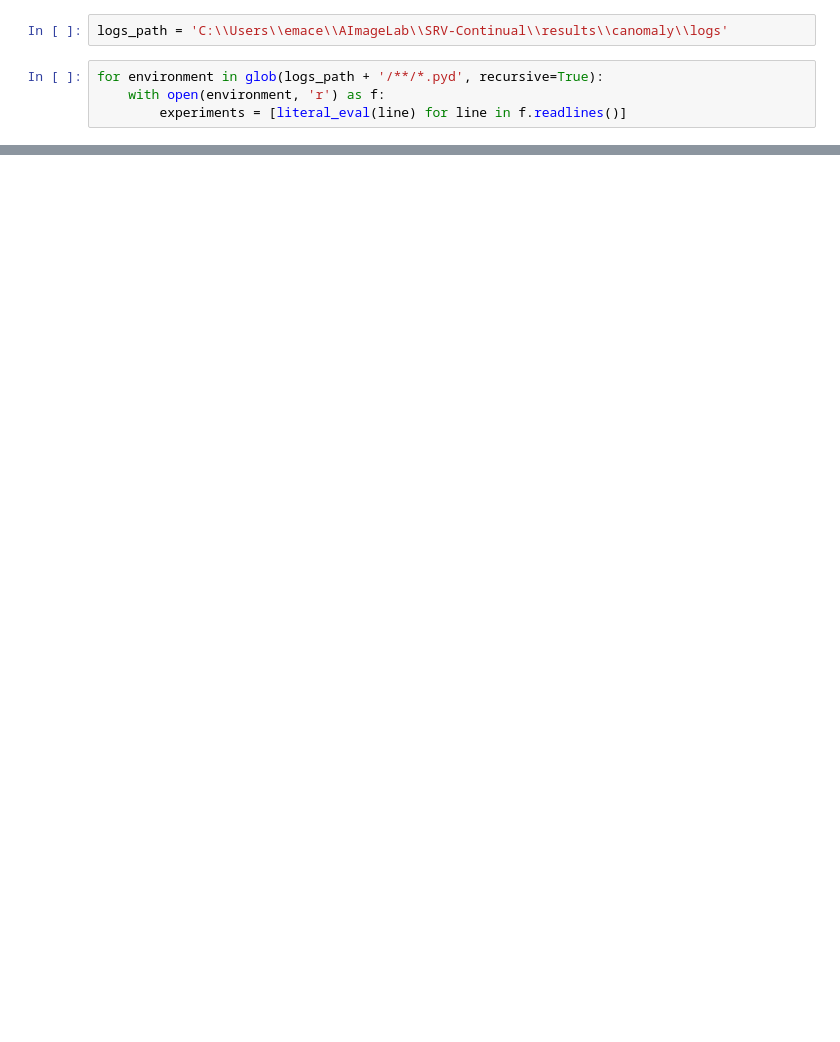
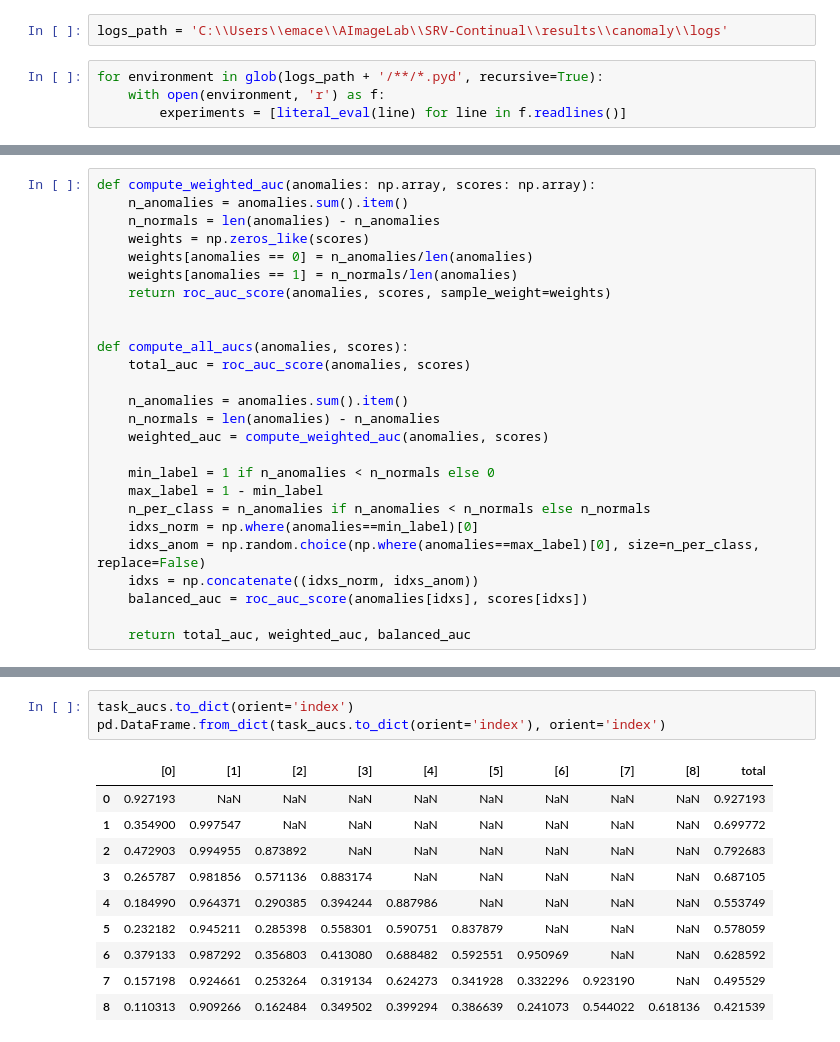
Before and after one commit to ema-frasca/canomaly, a Jupyter notebook: notebooks/parse_logs.ipynb, the cells around one changed output, grey strips where cells are left out. Saved outputs shown, nothing was run; the diff lists cells and outputs as text; blank space fills up the shorter version.

```diff
--- a/notebooks/parse_logs.ipynb
+++ b/notebooks/parse_logs.ipynb
@@ -97,0 +56,26 @@ show_exp_images(exp, True)
+# %%
+def compute_weighted_auc(anomalies: np.array, scores: np.array):
+    n_anomalies = anomalies.sum().item()
+    n_normals = len(anomalies) - n_anomalies
+    weights = np.zeros_like(scores)
+    weights[anomalies == 0] = n_anomalies/len(anomalies)
+    weights[anomalies == 1] = n_normals/len(anomalies)
+    return roc_auc_score(anomalies, scores, sample_weight=weights)
+
+
+def compute_all_aucs(anomalies, scores):
+    total_auc = roc_auc_score(anomalies, scores)
+
+    n_anomalies = anomalies.sum().item()
+    n_normals = len(anomalies) - n_anomalies
+    weighted_auc = compute_weighted_auc(anomalies, scores)
+
+    min_label = 1 if n_anomalies < n_normals else 0
+    max_label = 1 - min_label
+    n_per_class = n_anomalies if n_anomalies < n_normals else n_normals
+    idxs_norm = np.where(anomalies==min_label)[0]
+    idxs_anom = np.random.choice(np.where(anomalies==max_label)[0], size=n_per_class, replace=False)
+    idxs = np.concatenate((idxs_norm, idxs_anom))
+    balanced_auc = roc_auc_score(anomalies[idxs], scores[idxs])
+
+    return total_auc, weighted_auc, balanced_auc
@@ -97,0 +157,14 @@ show_exp_images(exp, True)
+# %%
+task_aucs.to_dict(orient='index')
+pd.DataFrame.from_dict(task_aucs.to_dict(orient='index'), orient='index')
+# %% [output]
+|  | [0] | [1] | [2] | [3] | [4] | [5] | [6] | [7] | [8] | total |
+| 0 | 0.927193 | NaN | NaN | NaN | NaN | NaN | NaN | NaN | NaN | 0.927193 |
+| 1 | 0.354900 | 0.997547 | NaN | NaN | NaN | NaN | NaN | NaN | NaN | 0.699772 |
+| 2 | 0.472903 | 0.994955 | 0.873892 | NaN | NaN | NaN | NaN | NaN | NaN | 0.792683 |
+| 3 | 0.265787 | 0.981856 | 0.571136 | 0.883174 | NaN | NaN | NaN | NaN | NaN | 0.687105 |
+| 4 | 0.184990 | 0.964371 | 0.290385 | 0.394244 | 0.887986 | NaN | NaN | NaN | NaN | 0.553749 |
+| 5 | 0.232182 | 0.945211 | 0.285398 | 0.558301 | 0.590751 | 0.837879 | NaN | NaN | NaN | 0.578059 |
+| 6 | 0.379133 | 0.987292 | 0.356803 | 0.413080 | 0.688482 | 0.592551 | 0.950969 | NaN | NaN | 0.628592 |
+| 7 | 0.157198 | 0.924661 | 0.253264 | 0.319134 | 0.624273 | 0.341928 | 0.332296 | 0.923190 | NaN | 0.495529 |
+| 8 | 0.110313 | 0.909266 | 0.162484 | 0.349502 | 0.399294 | 0.386639 | 0.241073 | 0.544022 | 0.618136 | 0.421539 |
```
Also changed, not shown: parts of 9 cells of this notebook, 4 other files.
